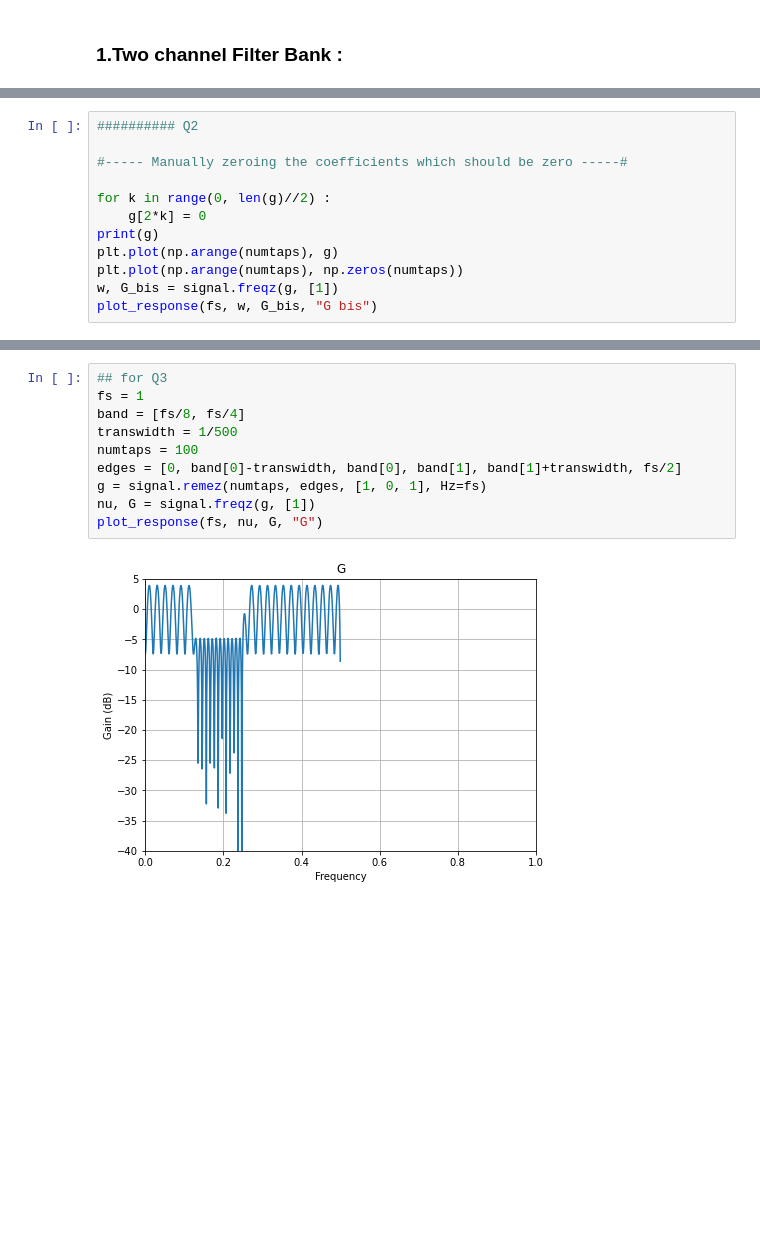
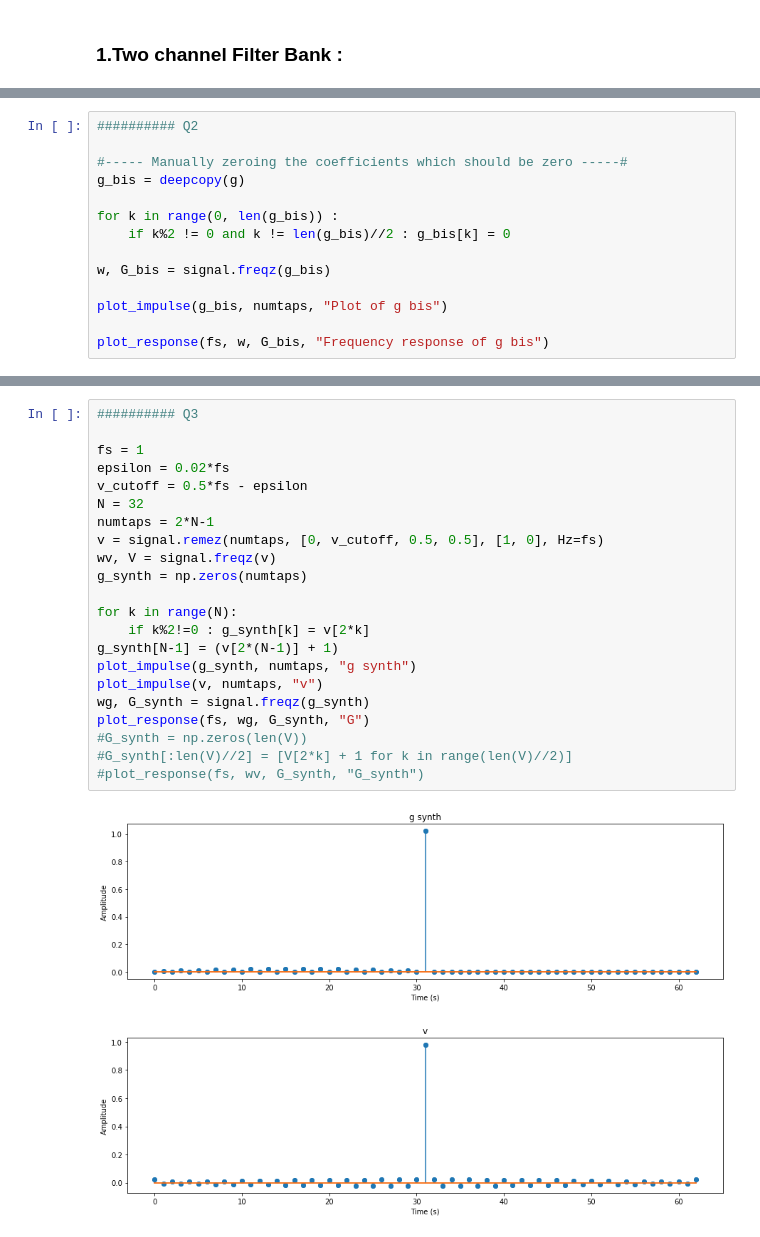
Before and after one commit to hiqbi/TSIA201, a Jupyter notebook: TP2/TSIA201_TP2_Notebook_IQBI_HAMZA.ipynb, the cells around one changed output, grey strips where cells are left out. Drawn from its saved outputs; the diff is of its cells as text; blank space fills up the shorter version.

```diff
--- a/TP2/TSIA201_TP2_Notebook_IQBI_HAMZA.ipynb
+++ b/TP2/TSIA201_TP2_Notebook_IQBI_HAMZA.ipynb
@@ -54,12 +66,14 @@ plot_response(fs, nu, G, "G")
 ########## Q2
 
 #----- Manually zeroing the coefficients which should be zero -----#
+g_bis = deepcopy(g)
 
-for k in range(0, len(g)//2) :
-    g[2*k] = 0
-print(g)
-plt.plot(np.arange(numtaps), g)
-plt.plot(np.arange(numtaps), np.zeros(numtaps))
-w, G_bis = signal.freqz(g, [1])
-plot_response(fs, w, G_bis, "G bis")
+for k in range(0, len(g_bis)) :
+    if k%2 != 0 and k != len(g_bis)//2 : g_bis[k] = 0
+
+w, G_bis = signal.freqz(g_bis)
+
+plot_impulse(g_bis, numtaps, "Plot of g bis")
+
+plot_response(fs, w, G_bis, "Frequency response of g bis")
 # %% [output]
@@ -74,12 +85,25 @@ plot_response(fs, w, G_bis, "G bis")
 # %%
-## for Q3
+########## Q3
+
 fs = 1
-band = [fs/8, fs/4]
-transwidth = 1/500
-numtaps = 100
-edges = [0, band[0]-transwidth, band[0], band[1], band[1]+transwidth, fs/2]
-g = signal.remez(numtaps, edges, [1, 0, 1], Hz=fs)
-nu, G = signal.freqz(g, [1])
-plot_response(fs, nu, G, "G")
+epsilon = 0.02*fs
+v_cutoff = 0.5*fs - epsilon
+N = 32
+numtaps = 2*N-1
+v = signal.remez(numtaps, [0, v_cutoff, 0.5, 0.5], [1, 0], Hz=fs)
+wv, V = signal.freqz(v)
+g_synth = np.zeros(numtaps)
+
+for k in range(N):
+    if k%2!=0 : g_synth[k] = v[2*k]
+g_synth[N-1] = (v[2*(N-1)] + 1)
+plot_impulse(g_synth, numtaps, "g synth")
+plot_impulse(v, numtaps, "v")
+wg, G_synth = signal.freqz(g_synth)
+plot_response(fs, wg, G_synth, "G")
+#G_synth = np.zeros(len(V))
+#G_synth[:len(V)//2] = [V[2*k] + 1 for k in range(len(V)//2)]
+#plot_response(fs, wv, G_synth, "G_synth")
 # %% [output]
-[figure, old version]
+[figure, new version]
+[figure, added]
```
Also changed, not shown: parts of 6 cells of this notebook.
